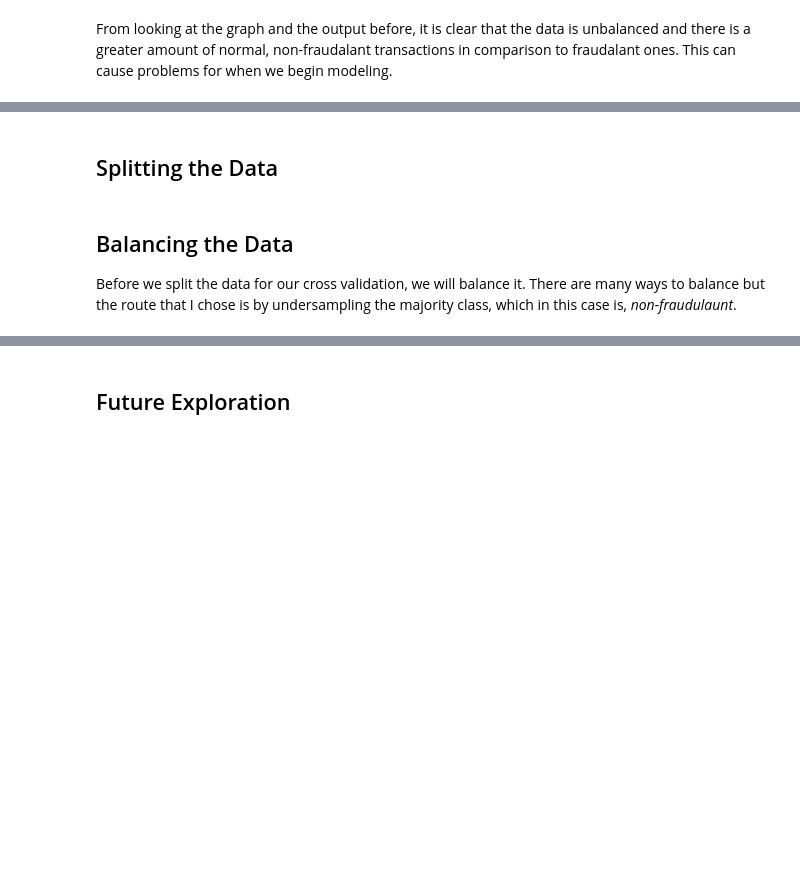
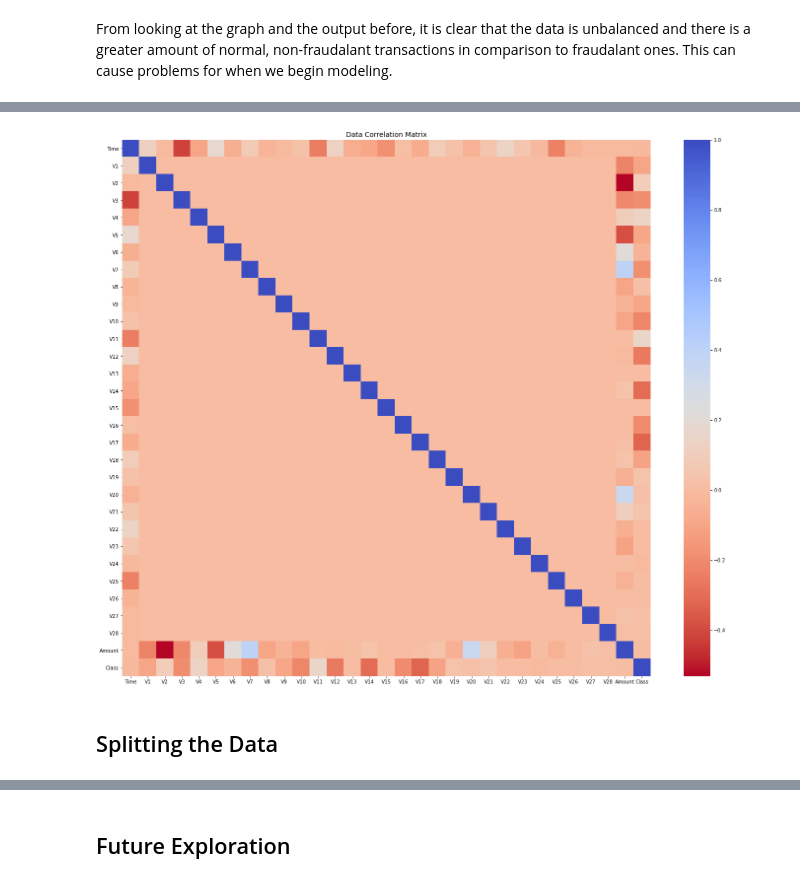
Before and after one commit to tanyabonilla/Detecting-Credit-Card-Fraud, a Jupyter notebook: credit-card-detection.ipynb, the cells around one changed output, grey strips where cells are left out. Drawn from its saved outputs; the diff is of its cells as text; code cells hidden in the pictures; blank space fills up the shorter version.

```diff
--- a/credit-card-detection.ipynb
+++ b/credit-card-detection.ipynb
@@ -97,6 +90,6 @@ Missing Values: False
 # %% [markdown]
 Looking at the data, we can see there is an extreneous column, *Time*, that we do not need, so we can "drop" it to make it easier for our analysis.
 # %%
-data.drop('Time', axis = 1, inplace = True)
+# data.drop('Time', axis = 1, inplace = True)
 print(data.head())
 # %% [output]
@@ -145,6 +170,11 @@ From looking at the graph and the output before, it is clear that the data is un
+# %%
+fig, ax = plt.subplots(1, figsize=(24,20))
+
+data_correlation = data.corr()
+sns.heatmap(data_correlation, cmap='coolwarm_r', annot_kws={'size':20}, ax=ax)
+ax.set_title('Data Correlation Matrix', fontsize=14)
+plt.show()
+# %% [output]
+[figure, added]
 # %% [markdown]
 ## Splitting the Data
-# %% [markdown]
-## Balancing the Data
-
-Before we split the data for our cross validation, we will balance it. There are many ways to balance but the route that I chose is by undersampling the majority class, which in this case is, *non-fraudulaunt*.
```
Also changed, not shown: parts of 27 cells of this notebook.
